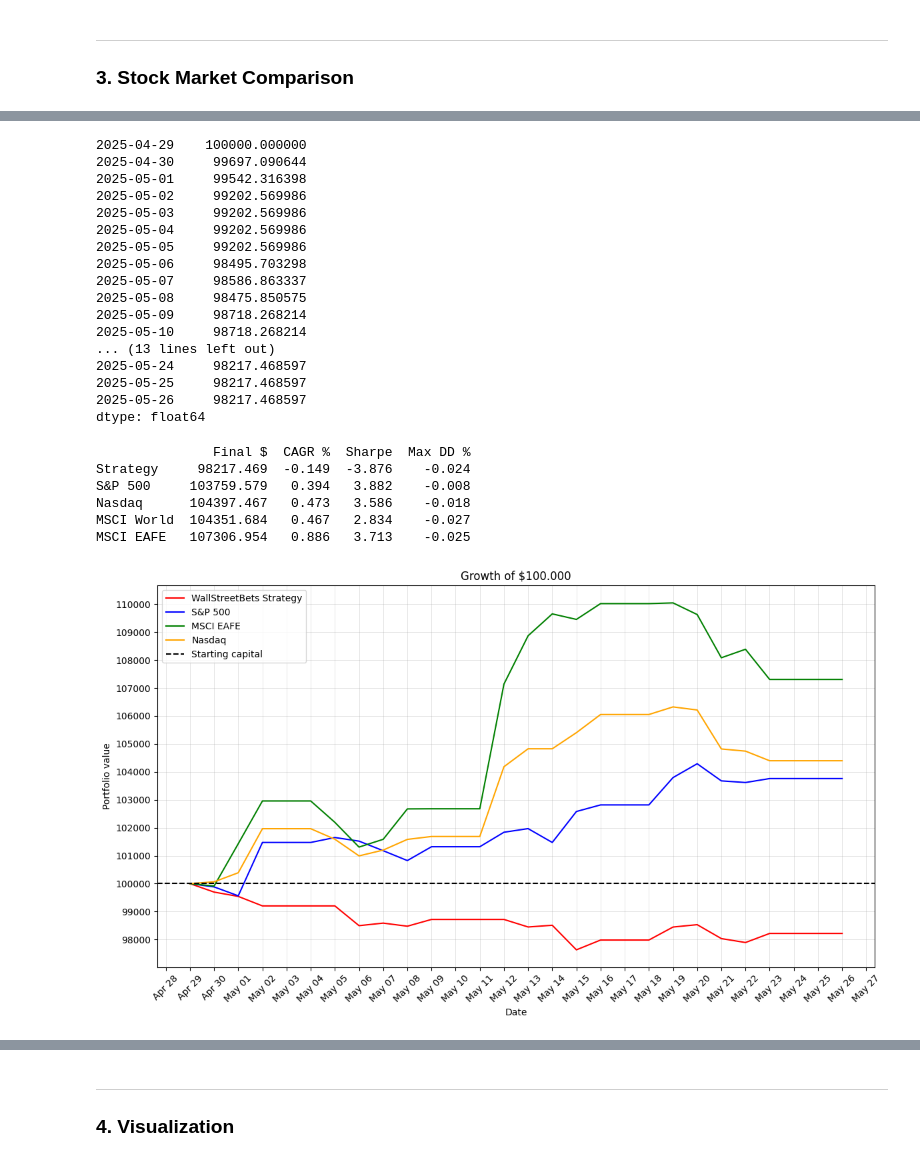
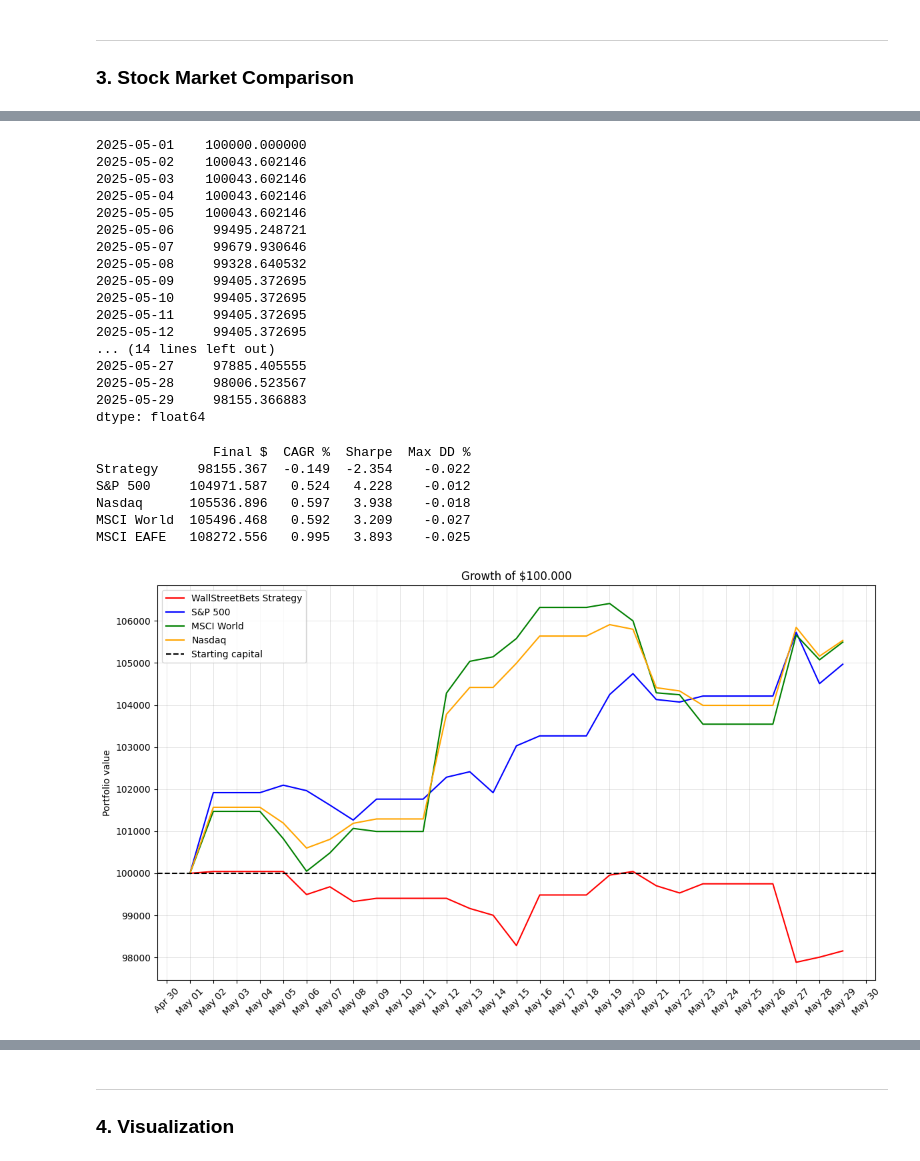
Before and after one commit to Chargent/Thesis, a Jupyter notebook: main.ipynb, the cells around one changed output, grey strips where cells are left out. Saved outputs shown, nothing was run; the diff lists cells and outputs as text; code cells hidden in the pictures.

```diff
--- a/main.ipynb
+++ b/main.ipynb
@@ -373,0 +348,6 @@ See the caveats in the documentation: https://pandas.pydata.org/pandas-docs/stab
+# %%
+# Remove the rows that are not in May 2025 from filtered_reddit
+filtered_reddit['created_date'] = pd.to_datetime(filtered_reddit['created_date'])
+filtered_reddit = filtered_reddit[filtered_reddit['created_date'].dt.month == 5]
+filtered_reddit = filtered_reddit[filtered_reddit['created_date'].dt.year == 2025]
+filtered_reddit
@@ -497,9 +496,9 @@ non_zero_info
 # %%
 # Setting up trading parameters
-TOP_N = 10  # long TOP_N, short BOTTOM_N
+TOP_N = 20  # long TOP_N, short BOTTOM_N
 START_CAPITAL  = 100_000
 TX_COST  = 0.0
-RISK_FREE_RATE   = 0.02
+RISK_FREE_RATE = 0.02
 # %%
 # Create a weights DataFrame initialized with zeros
 signals = comparison_df.copy()
@@ -721,22 +719,22 @@ dtype: float64
 strategy_eq = START_CAPITAL * (1 + strategy_ret).cumprod()
 strategy_eq
 # %% [output]
-2025-04-29    100000.000000
-2025-04-30     99697.090644
-2025-05-01     99542.316398
-2025-05-02     99202.569986
-2025-05-03     99202.569986
-2025-05-04     99202.569986
-2025-05-05     99202.569986
-2025-05-06     98495.703298
-2025-05-07     98586.863337
-2025-05-08     98475.850575
-2025-05-09     98718.268214
-2025-05-10     98718.268214
-... (13 lines left out)
-2025-05-24     98217.468597
-2025-05-25     98217.468597
-2025-05-26     98217.468597
+2025-05-01    100000.000000
+2025-05-02    100043.602146
+2025-05-03    100043.602146
+2025-05-04    100043.602146
+2025-05-05    100043.602146
+2025-05-06     99495.248721
+2025-05-07     99679.930646
+2025-05-08     99328.640532
+2025-05-09     99405.372695
+2025-05-10     99405.372695
+2025-05-11     99405.372695
+2025-05-12     99405.372695
+... (14 lines left out)
+2025-05-27     97885.405555
+2025-05-28     98006.523567
+2025-05-29     98155.366883
 dtype: float64
 # %%
 # Benchmarks: S&P 500 and MSCI EAFE
@@ -779,39 +777,39 @@ summary = pd.DataFrame({
 print(summary)
 # %% [output]
                Final $  CAGR %  Sharpe  Max DD %
-Strategy     98217.469  -0.149  -3.876    -0.024
-S&P 500     103759.579   0.394   3.882    -0.008
-Nasdaq      104397.467   0.473   3.586    -0.018
-MSCI World  104351.684   0.467   2.834    -0.027
-MSCI EAFE   107306.954   0.886   3.713    -0.025
+Strategy     98155.367  -0.149  -2.354    -0.022
+S&P 500     104971.587   0.524   4.228    -0.012
+Nasdaq      105536.896   0.597   3.938    -0.018
+MSCI World  105496.468   0.592   3.209    -0.027
+MSCI EAFE   108272.556   0.995   3.893    -0.025
 # %%
 locale.setlocale(locale.LC_TIME, 'en_US.UTF-8')
 
 # Equity curves plot
 plt.figure(figsize=(12,7))
 ax = plt.gca()
 strategy_eq.plot(label="WallStreetBets Strategy", color='red', ax=ax)
 bench_eq['S&P 500'].plot(label="S&P 500", color='blue', ax=ax)
-# bench_eq['MSCI World'].plot(label="MSCI World", color='purple', ax=ax)
-bench_eq['MSCI EAFE'].plot(label="MSCI EAFE", color='green', ax=ax)
+bench_eq['MSCI World'].plot(label="MSCI World", color='green', ax=ax)
+# bench_eq['MSCI EAFE'].plot(label="MSCI EAFE", color='purple', ax=ax)
 bench_eq['Nasdaq'].plot(label="Nasdaq", color='orange', ax=ax)
 start_capital = 100_000
 ax.axhline(y=start_capital, color='black', linewidth=1.5, linestyle='--', label='Starting capital')
 plt.title("Growth of $100.000")
 plt.ylabel("Portfolio value")
 plt.grid(True, linestyle='-', linewidth=0.5, alpha=0.5)
 
 # Set y-axis ticks spaced every 1000 units
 ax.yaxis.set_major_locator(ticker.MultipleLocator(1000))
 
 # Use a DayLocator to include all dates and a DateFormatter for English short date names
 ax.xaxis.set_major_locator(mdates.DayLocator())
 ax.xaxis.set_major_formatter(mdates.DateFormatter('%b %d'))
 plt.xticks(rotation=45)
 
 plt.legend()
 plt.tight_layout()
 plt.show()
 # %% [output]
-[figure, old version]
+[figure, new version]
 # %%
```
Also changed, not shown: parts of 25 cells of this notebook, 1 other file.
